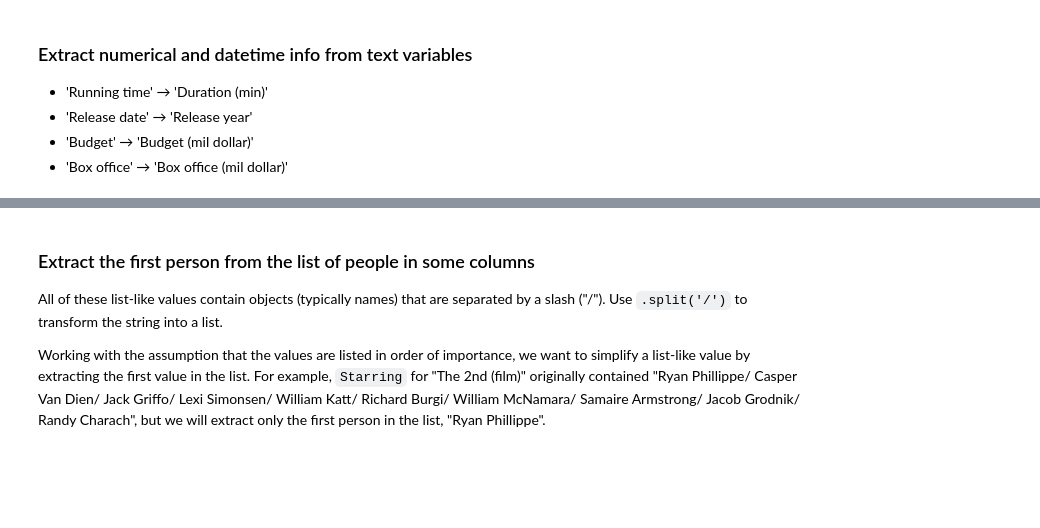
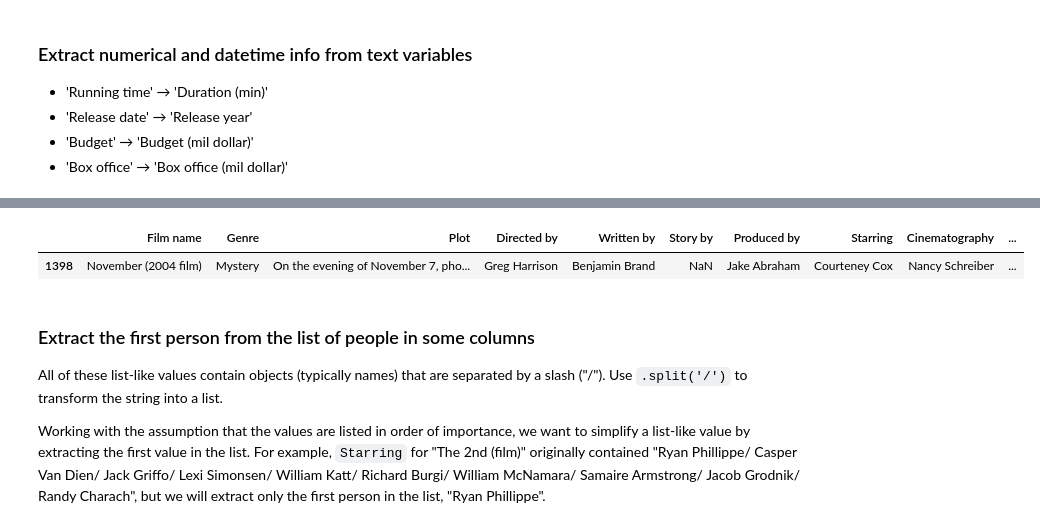
Before and after one commit to jjoycehu/pred-box-office, a Jupyter notebook: EDACheckpointGroup_078-Fa22.ipynb, the cells around one changed output, grey strips where cells are left out. Drawn from its saved outputs; the diff is of its cells as text; code cells hidden in the pictures; blank space fills up the shorter version.

```diff
--- a/EDACheckpointGroup_078-Fa22.ipynb
+++ b/EDACheckpointGroup_078-Fa22.ipynb
@@ -421,0 +436,6 @@ df['Box office (mil dollar)'] = df['Box office'].apply(extract_million_dollar)
+# %%
+# Check which budget is unreasonably high
+df[df['Budget (mil dollar)'] > 500]
+# %% [output]
+|  | Film name | Genre | Plot | Directed by | Written by | Story by | Produced by | Starring | Cinematography | ... |
+| 1398 | November (2004 film) | Mystery | On the evening of November 7, pho... | Greg Harrison | Benjamin Brand | NaN | Jake Abraham | Courteney Cox | Nancy Schreiber | ... |
```
Also changed, not shown: parts of 4 cells of this notebook, 1 other file.
